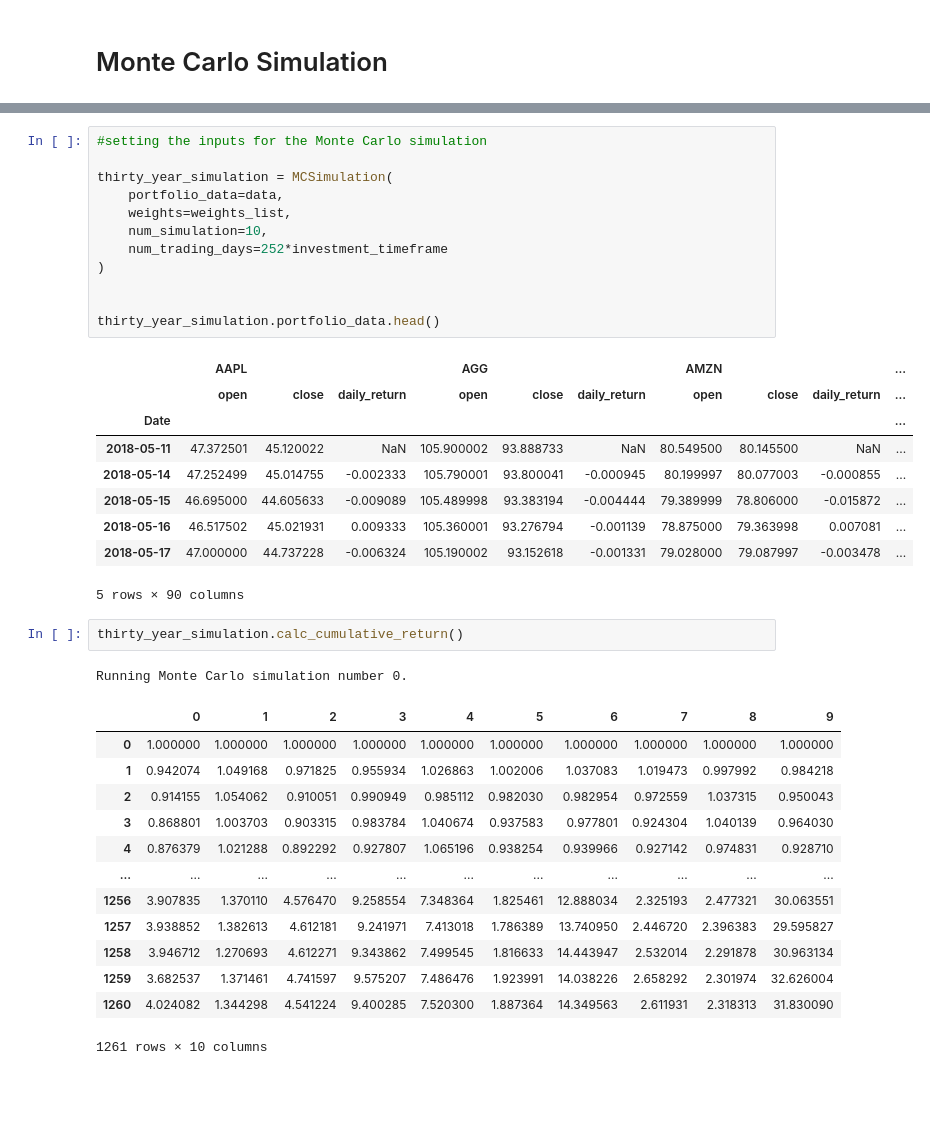
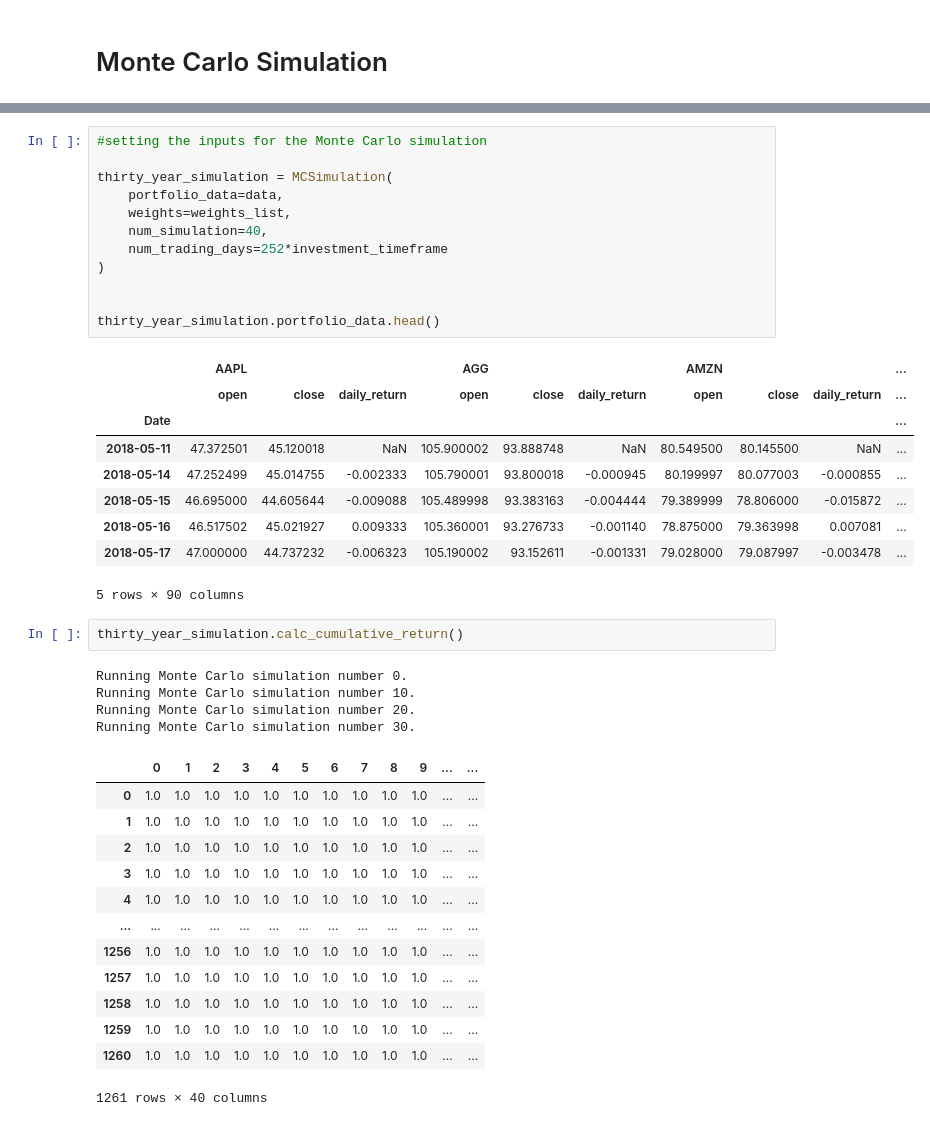
Before and after one commit to ssenhouse/Project1, a Jupyter notebook: fab_five_portfolio_picker.ipynb, the cells around one changed output, grey strips where cells are left out. Saved outputs shown, nothing was run; the diff lists cells and outputs as text; blank space fills up the shorter version.

```diff
--- a/fab_five_portfolio_picker.ipynb
+++ b/fab_five_portfolio_picker.ipynb
@@ -308,42 +316,45 @@ data
 # %%
 #setting the inputs for the Monte Carlo simulation
 
 thirty_year_simulation = MCSimulation(
     portfolio_data=data,
     weights=weights_list,
-    num_simulation=10,
+    num_simulation=40,
     num_trading_days=252*investment_timeframe
 )
 
 
 thirty_year_simulation.portfolio_data.head()
 # %% [output]
 |  | AAPL |  |  | AGG |  |  | AMZN |  |  | ... |
 |  | open | close | daily_return | open | close | daily_return | open | close | daily_return | ... |
 | Date |  |  |  |  |  |  |  |  |  | ... |
-| 2018-05-11 | 47.372501 | 45.120022 | NaN | 105.900002 | 93.888733 | NaN | 80.549500 | 80.145500 | NaN | ... |
-| 2018-05-14 | 47.252499 | 45.014755 | -0.002333 | 105.790001 | 93.800041 | -0.000945 | 80.199997 | 80.077003 | -0.000855 | ... |
-| 2018-05-15 | 46.695000 | 44.605633 | -0.009089 | 105.489998 | 93.383194 | -0.004444 | 79.389999 | 78.806000 | -0.015872 | ... |
-| 2018-05-16 | 46.517502 | 45.021931 | 0.009333 | 105.360001 | 93.276794 | -0.001139 | 78.875000 | 79.363998 | 0.007081 | ... |
-| 2018-05-17 | 47.000000 | 44.737228 | -0.006324 | 105.190002 | 93.152618 | -0.001331 | 79.028000 | 79.087997 | -0.003478 | ... |
+| 2018-05-11 | 47.372501 | 45.120018 | NaN | 105.900002 | 93.888748 | NaN | 80.549500 | 80.145500 | NaN | ... |
+| 2018-05-14 | 47.252499 | 45.014755 | -0.002333 | 105.790001 | 93.800018 | -0.000945 | 80.199997 | 80.077003 | -0.000855 | ... |
+| 2018-05-15 | 46.695000 | 44.605644 | -0.009088 | 105.489998 | 93.383163 | -0.004444 | 79.389999 | 78.806000 | -0.015872 | ... |
+| 2018-05-16 | 46.517502 | 45.021927 | 0.009333 | 105.360001 | 93.276733 | -0.001140 | 78.875000 | 79.363998 | 0.007081 | ... |
+| 2018-05-17 | 47.000000 | 44.737232 | -0.006323 | 105.190002 | 93.152611 | -0.001331 | 79.028000 | 79.087997 | -0.003478 | ... |
 5 rows × 90 columns
 # %%
 thirty_year_simulation.calc_cumulative_return()
 # %% [output]
 Running Monte Carlo simulation number 0.
+Running Monte Carlo simulation number 10.
+Running Monte Carlo simulation number 20.
+Running Monte Carlo simulation number 30.
-|  | 0 | 1 | 2 | 3 | 4 | 5 | 6 | 7 | 8 | 9 |
-| 0 | 1.000000 | 1.000000 | 1.000000 | 1.000000 | 1.000000 | 1.000000 | 1.000000 | 1.000000 | 1.000000 | 1.000000 |
-| 1 | 0.942074 | 1.049168 | 0.971825 | 0.955934 | 1.026863 | 1.002006 | 1.037083 | 1.019473 | 0.997992 | 0.984218 |
-| 2 | 0.914155 | 1.054062 | 0.910051 | 0.990949 | 0.985112 | 0.982030 | 0.982954 | 0.972559 | 1.037315 | 0.950043 |
-| 3 | 0.868801 | 1.003703 | 0.903315 | 0.983784 | 1.040674 | 0.937583 | 0.977801 | 0.924304 | 1.040139 | 0.964030 |
-| 4 | 0.876379 | 1.021288 | 0.892292 | 0.927807 | 1.065196 | 0.938254 | 0.939966 | 0.927142 | 0.974831 | 0.928710 |
-| ... | ... | ... | ... | ... | ... | ... | ... | ... | ... | ... |
-| 1256 | 3.907835 | 1.370110 | 4.576470 | 9.258554 | 7.348364 | 1.825461 | 12.888034 | 2.325193 | 2.477321 | 30.063551 |
-| 1257 | 3.938852 | 1.382613 | 4.612181 | 9.241971 | 7.413018 | 1.786389 | 13.740950 | 2.446720 | 2.396383 | 29.595827 |
-| 1258 | 3.946712 | 1.270693 | 4.612271 | 9.343862 | 7.499545 | 1.816633 | 14.443947 | 2.532014 | 2.291878 | 30.963134 |
-| 1259 | 3.682537 | 1.371461 | 4.741597 | 9.575207 | 7.486476 | 1.923991 | 14.038226 | 2.658292 | 2.301974 | 32.626004 |
-| 1260 | 4.024082 | 1.344298 | 4.541224 | 9.400285 | 7.520300 | 1.887364 | 14.349563 | 2.611931 | 2.318313 | 31.830090 |
+|  | 0 | 1 | 2 | 3 | 4 | 5 | 6 | 7 | 8 | 9 | ... | ... |
+| 0 | 1.0 | 1.0 | 1.0 | 1.0 | 1.0 | 1.0 | 1.0 | 1.0 | 1.0 | 1.0 | ... | ... |
+| 1 | 1.0 | 1.0 | 1.0 | 1.0 | 1.0 | 1.0 | 1.0 | 1.0 | 1.0 | 1.0 | ... | ... |
+| 2 | 1.0 | 1.0 | 1.0 | 1.0 | 1.0 | 1.0 | 1.0 | 1.0 | 1.0 | 1.0 | ... | ... |
+| 3 | 1.0 | 1.0 | 1.0 | 1.0 | 1.0 | 1.0 | 1.0 | 1.0 | 1.0 | 1.0 | ... | ... |
+| 4 | 1.0 | 1.0 | 1.0 | 1.0 | 1.0 | 1.0 | 1.0 | 1.0 | 1.0 | 1.0 | ... | ... |
+| ... | ... | ... | ... | ... | ... | ... | ... | ... | ... | ... | ... | ... |
+| 1256 | 1.0 | 1.0 | 1.0 | 1.0 | 1.0 | 1.0 | 1.0 | 1.0 | 1.0 | 1.0 | ... | ... |
+| 1257 | 1.0 | 1.0 | 1.0 | 1.0 | 1.0 | 1.0 | 1.0 | 1.0 | 1.0 | 1.0 | ... | ... |
+| 1258 | 1.0 | 1.0 | 1.0 | 1.0 | 1.0 | 1.0 | 1.0 | 1.0 | 1.0 | 1.0 | ... | ... |
+| 1259 | 1.0 | 1.0 | 1.0 | 1.0 | 1.0 | 1.0 | 1.0 | 1.0 | 1.0 | 1.0 | ... | ... |
+| 1260 | 1.0 | 1.0 | 1.0 | 1.0 | 1.0 | 1.0 | 1.0 | 1.0 | 1.0 | 1.0 | ... | ... |
-1261 rows × 10 columns
+1261 rows × 40 columns
 # %%
 thirty_year_simulation.plot_simulation()
 # %% [output]
```
Also changed, not shown: parts of 18 cells of this notebook.
